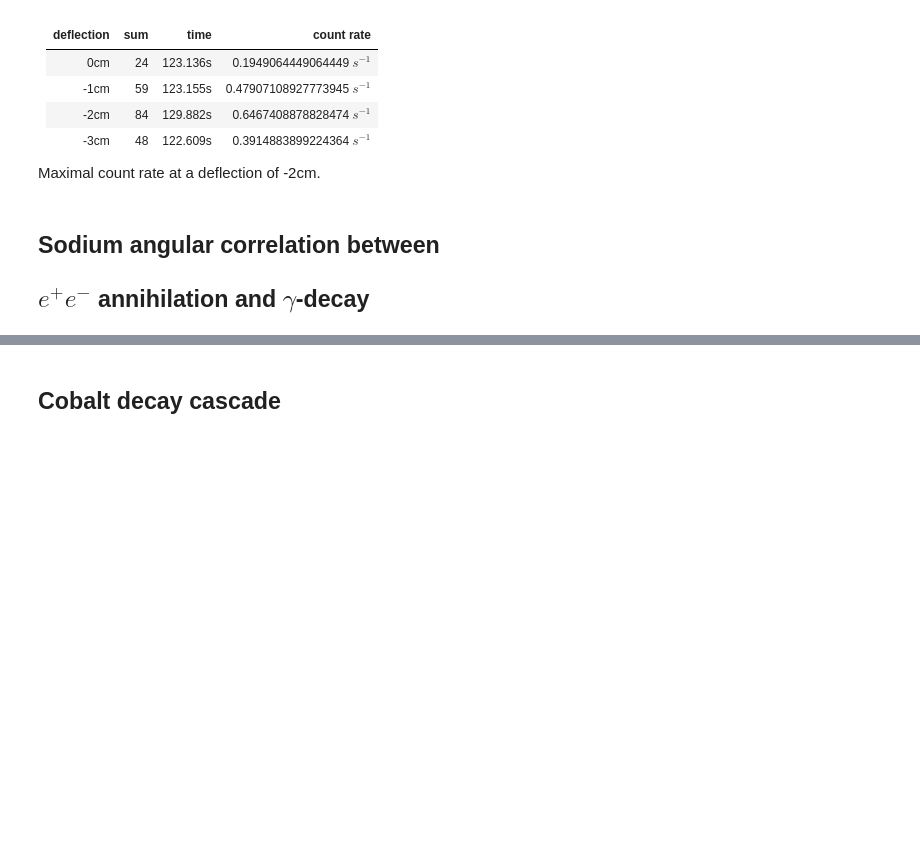
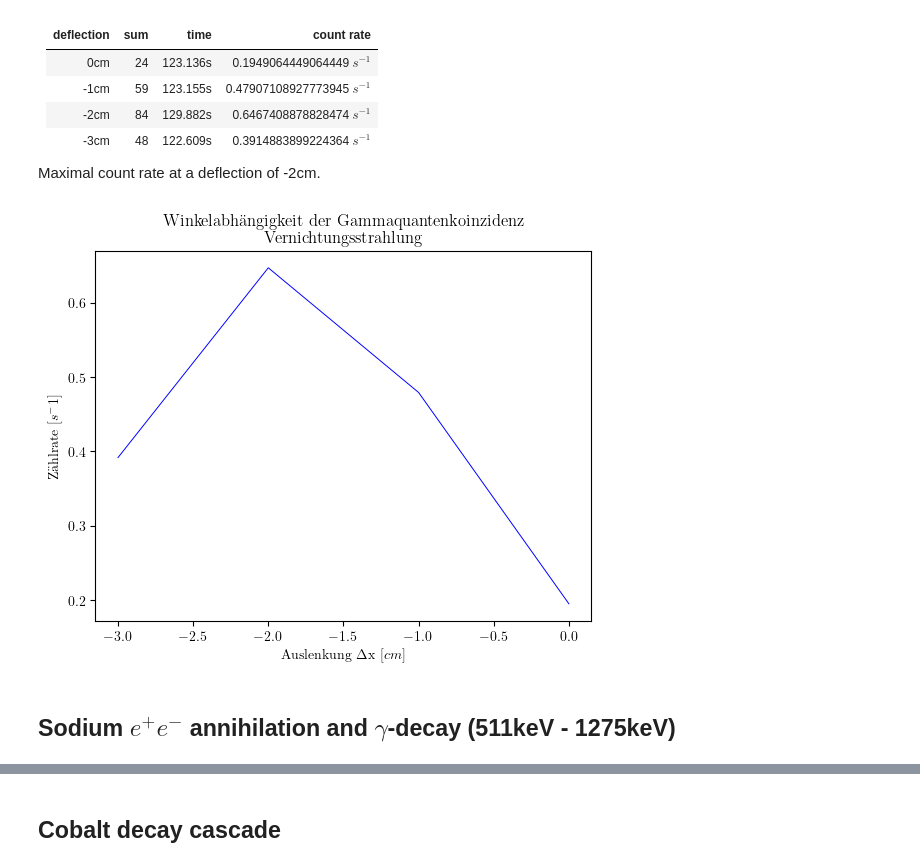
Before and after one commit to WackAlley/worksheet, a Jupyter notebook: labcourse16/coincidence analytics.ipynb, the cells around one changed output, grey strips where cells are left out. Drawn from its saved outputs; the diff is of its cells as text; code cells hidden in the pictures; blank space fills up the shorter version.

```diff
--- a/labcourse16/coincidence analytics.ipynb
+++ b/labcourse16/coincidence analytics.ipynb
@@ -33,6 +33,17 @@ deflection| sum | time | count rate
 -3cm | 48 | 122.609s | 0.3914883899224364 $s^{-1}$
 
 Maximal count rate at a deflection of -2cm.
+# %%
+count_rate = [48/122.609, 84/129.882, 59/123.155,24/123.136]
+deflection = [-3,-2,-1,0]
+
+fig, ax = plt.subplots()
+ax.plot(deflection, count_rate, 'b', linewidth=.7)
+ax.set_title('Winkelabhängigkeit der Gammaquantenkoinzidenz \n Vernichtungsstrahlung')
+ax.set(xlabel=f'Auslenkung $\\Delta$x [$cm$]', ylabel=f' Zählrate [$s^{-1}$] ')
+plt.savefig("plots/Koinzidenzplot Vernichtungsstrahlung.pdf")
+plt.show()
+# %% [output]
+[figure, added]
 # %% [markdown]
-## Sodium angular correlation between
-## $e^+e^- $ annihilation and $\gamma$-decay
+## Sodium $e^+e^- $ annihilation and $\gamma$-decay (511keV - 1275keV)
```
Also changed, not shown: parts of 8 cells of this notebook, 41 other files.
